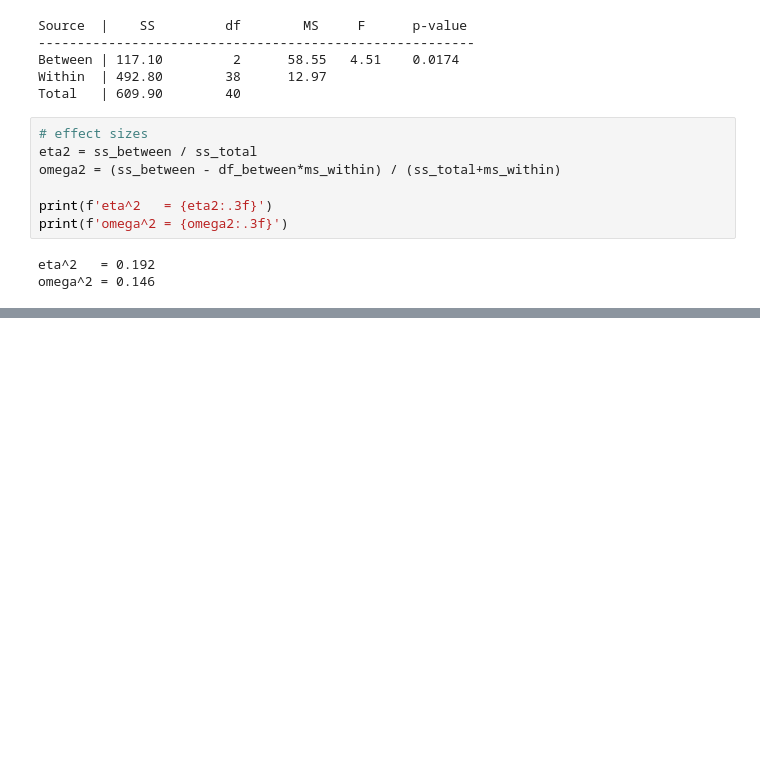
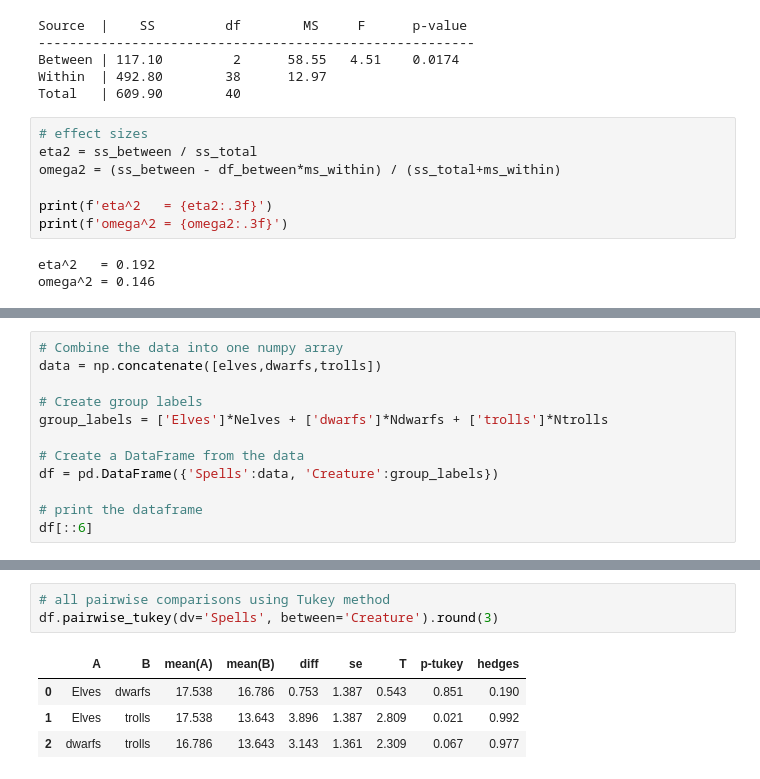
Before and after one commit to akankshazc/modern_statistics_book, a Jupyter notebook: chapter_14_anova_exe.ipynb, the cells around one changed output, grey strips where cells are left out. Drawn from its saved outputs; the diff is of its cells as text; blank space fills up the shorter version.

```diff
--- a/chapter_14_anova_exe.ipynb
+++ b/chapter_14_anova_exe.ipynb
@@ -130,0 +133,12 @@ omega^2 = 0.146
+# %%
+# Combine the data into one numpy array
+data = np.concatenate([elves,dwarfs,trolls])
+
+# Create group labels
+group_labels = ['Elves']*Nelves + ['dwarfs']*Ndwarfs + ['trolls']*Ntrolls
+
+# Create a DataFrame from the data
+df = pd.DataFrame({'Spells':data, 'Creature':group_labels})
+
+# print the dataframe
+df[::6]
@@ -130,0 +170,8 @@ omega^2 = 0.146
+# %%
+# all pairwise comparisons using Tukey method
+df.pairwise_tukey(dv='Spells', between='Creature').round(3)
+# %% [output]
+|  | A | B | mean(A) | mean(B) | diff | se | T | p-tukey | hedges |
+| 0 | Elves | dwarfs | 17.538 | 16.786 | 0.753 | 1.387 | 0.543 | 0.851 | 0.190 |
+| 1 | Elves | trolls | 17.538 | 13.643 | 3.896 | 1.387 | 2.809 | 0.021 | 0.992 |
+| 2 | dwarfs | trolls | 16.786 | 13.643 | 3.143 | 1.361 | 2.309 | 0.067 | 0.977 |
```
Also changed, not shown: parts of 4 cells of this notebook.
